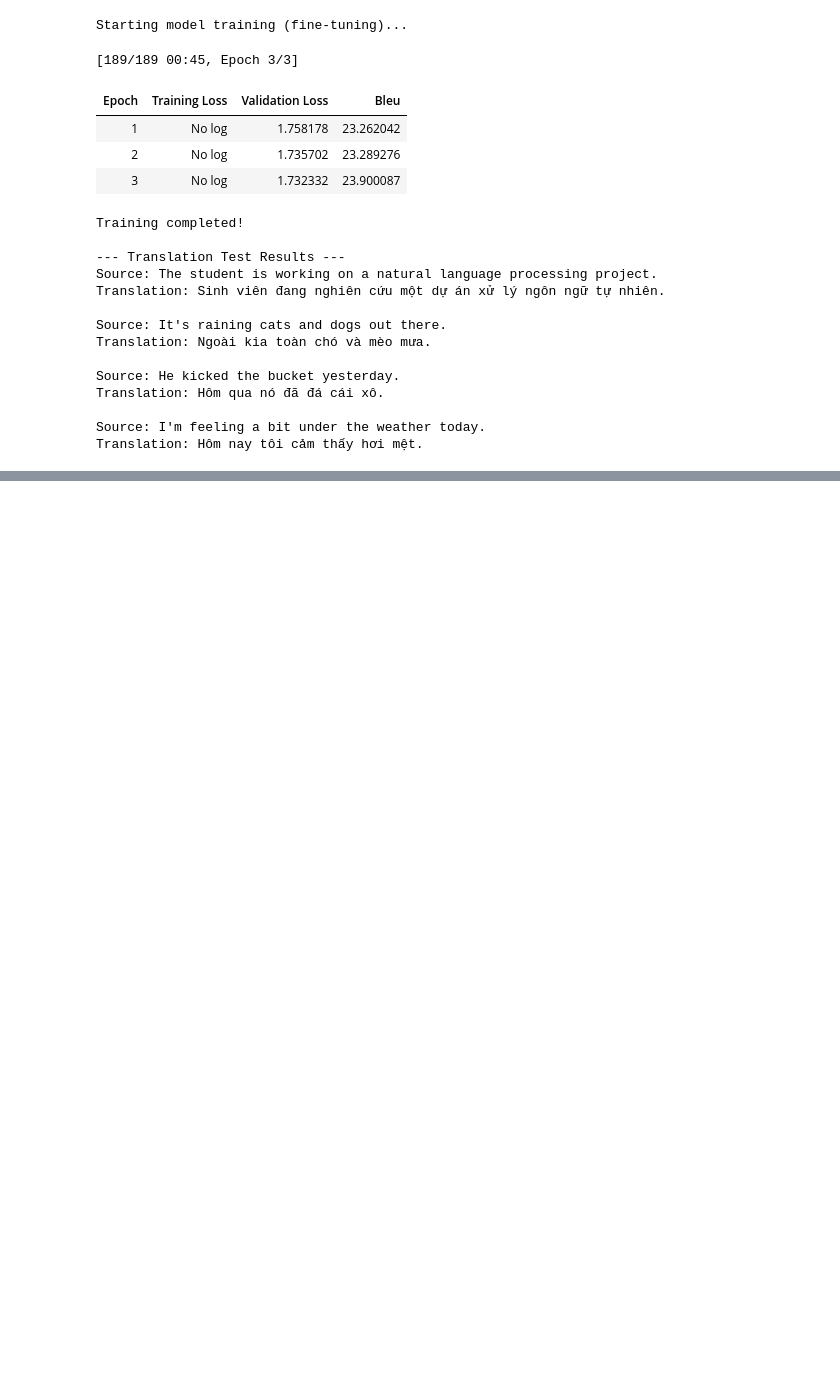
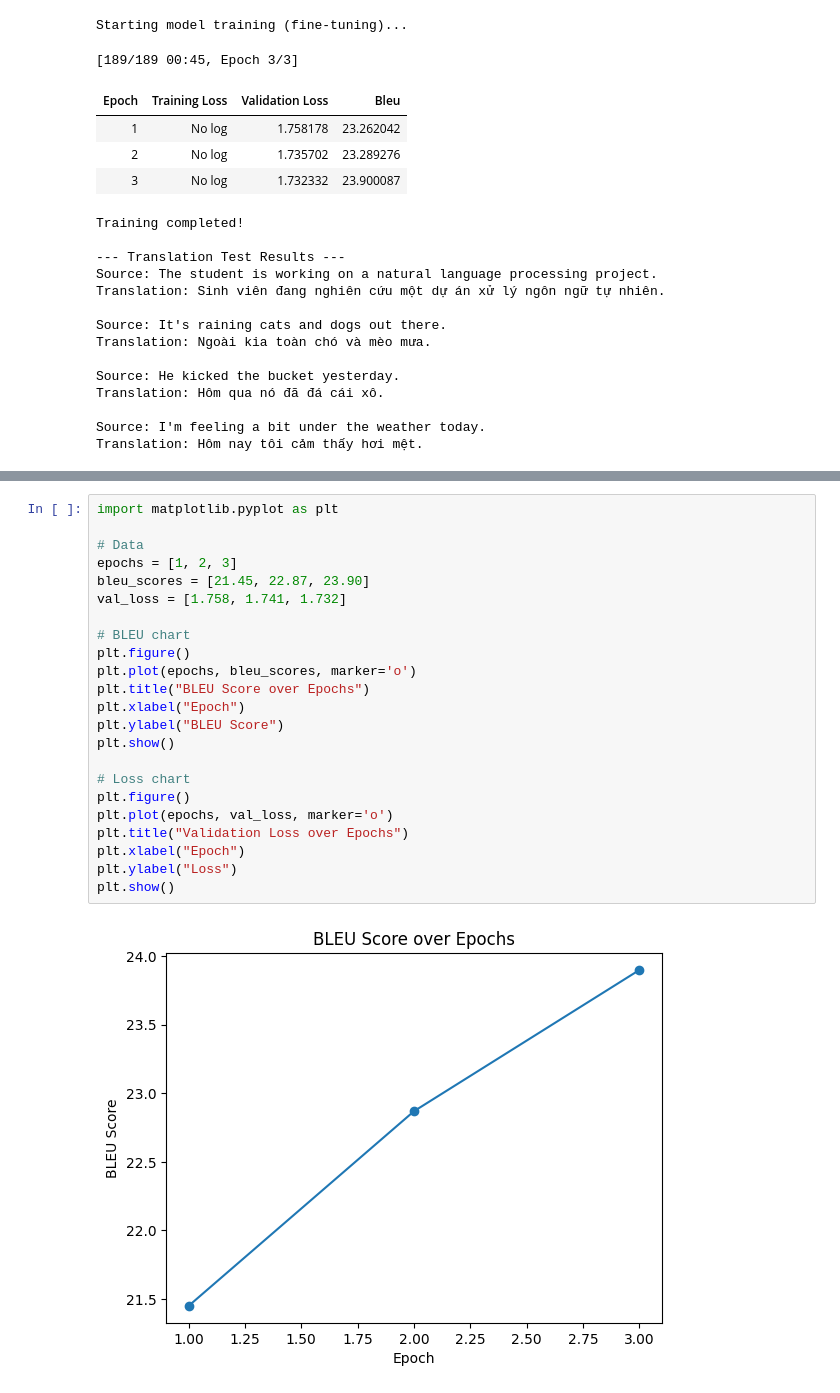
Before and after one commit to asagitheliam/finalproject, a Jupyter notebook: Final_project.ipynb, the cells around one changed output, grey strips where cells are left out. Drawn from its saved outputs; the diff is of its cells as text; blank space fills up the shorter version.

```diff
--- a/Final_project.ipynb
+++ b/Final_project.ipynb
@@ -159,0 +176,25 @@ Translation: Hôm nay tôi cảm thấy hơi mệt.
+# %%
+import matplotlib.pyplot as plt
+
+# Data
+epochs = [1, 2, 3]
+bleu_scores = [21.45, 22.87, 23.90]
+val_loss = [1.758, 1.741, 1.732]
+
+# BLEU chart
+plt.figure()
+plt.plot(epochs, bleu_scores, marker='o')
+plt.title("BLEU Score over Epochs")
+plt.xlabel("Epoch")
+plt.ylabel("BLEU Score")
+plt.show()
+
+# Loss chart
+plt.figure()
+plt.plot(epochs, val_loss, marker='o')
+plt.title("Validation Loss over Epochs")
+plt.xlabel("Epoch")
+plt.ylabel("Loss")
+plt.show()
+# %% [output]
+[figure, added]
```
Also changed, not shown: parts of 3 cells of this notebook.
